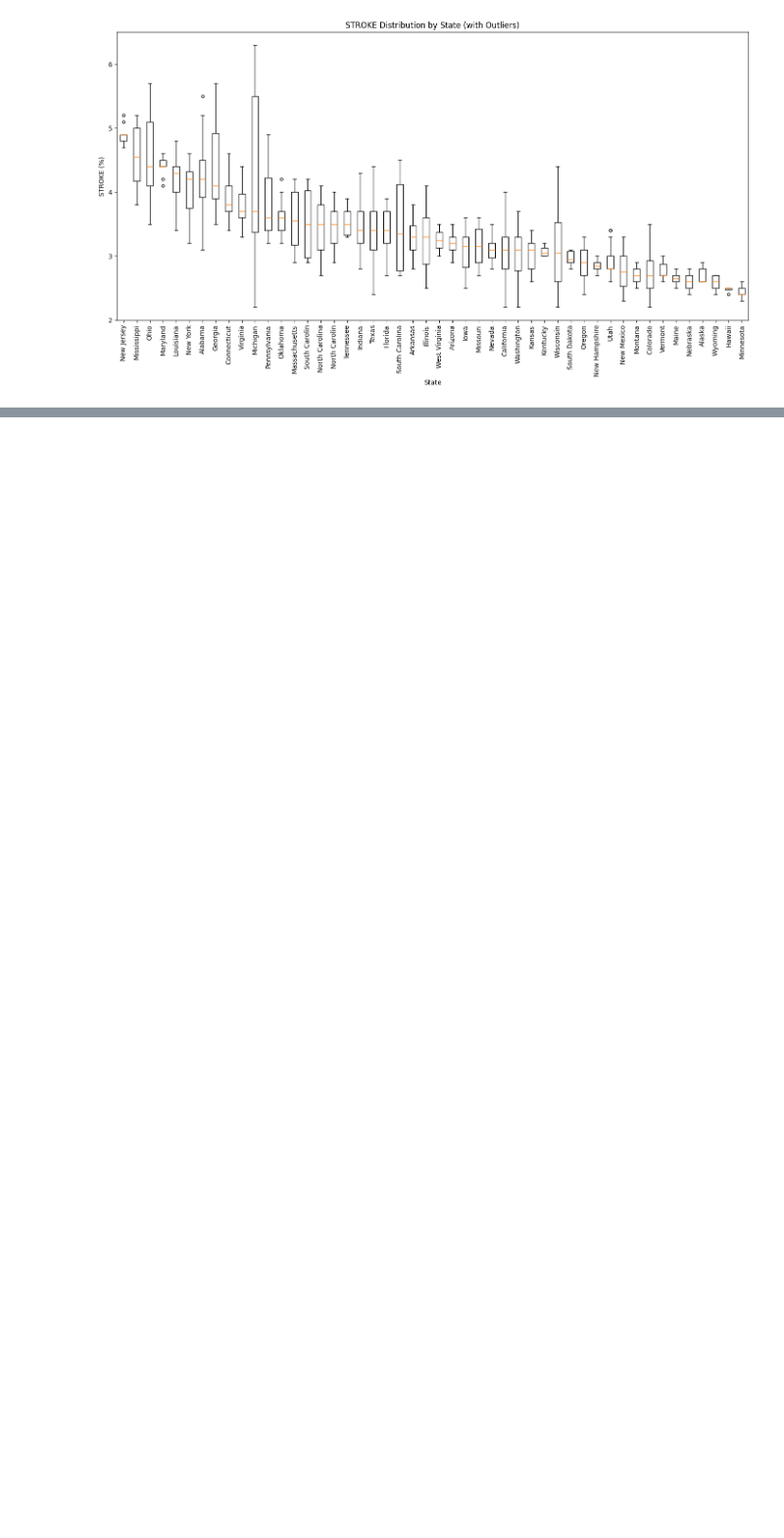
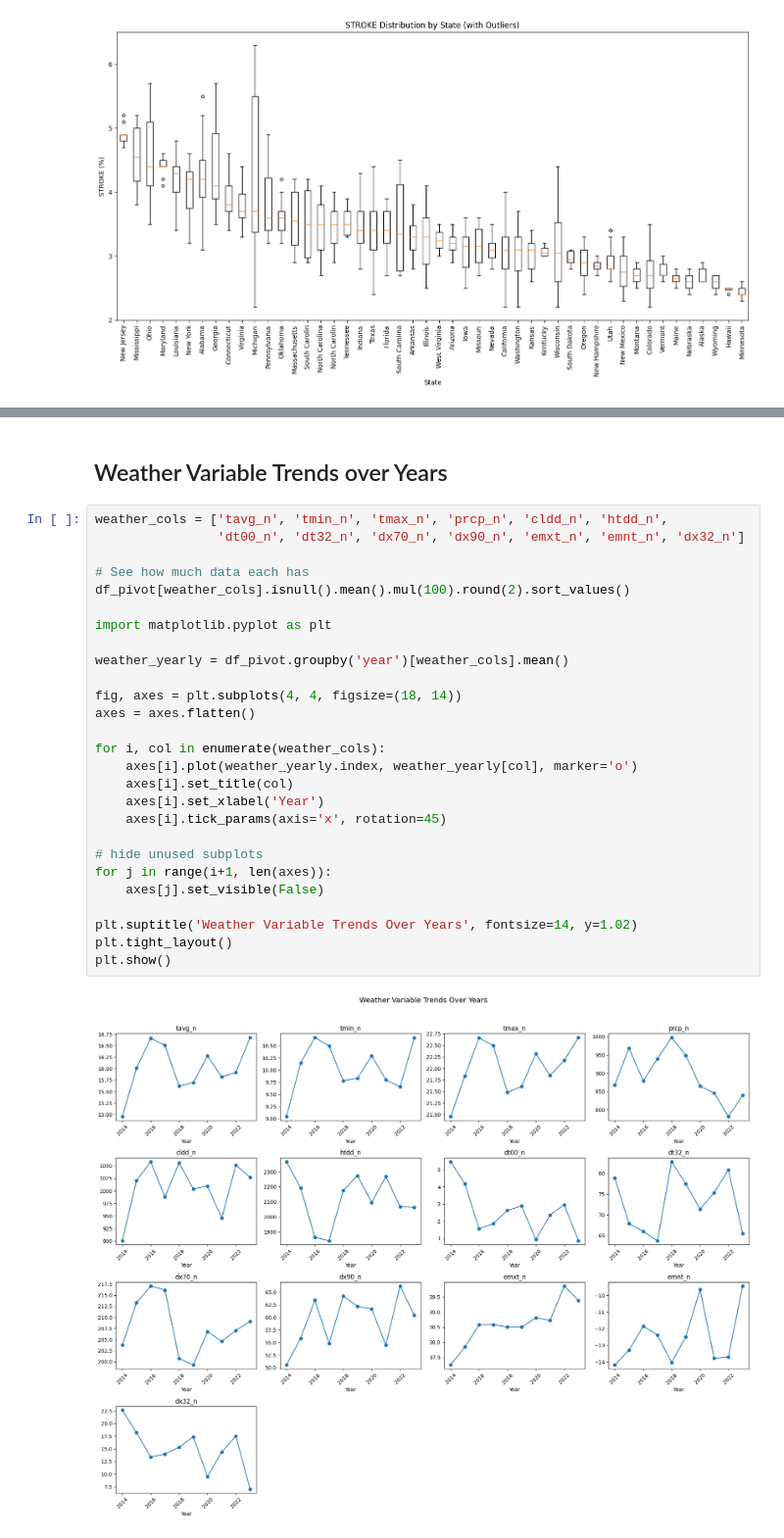
Before and after one commit to hertie-dsa-26/project-krasss, a Jupyter notebook: EDA/eda_rudranshi.ipynb, the cells around one changed output, grey strips where cells are left out. Shown at 98% size. Cells and saved outputs as stored; diff of their text form; blank space fills up the shorter version.

```diff
--- a/EDA/eda_rudranshi.ipynb
+++ b/EDA/eda_rudranshi.ipynb
@@ -431,0 +468,31 @@ plt.show()
+# %% [markdown]
+## Weather Variable Trends over Years
+# %%
+weather_cols = ['tavg_n', 'tmin_n', 'tmax_n', 'prcp_n', 'cldd_n', 'htdd_n',
+                'dt00_n', 'dt32_n', 'dx70_n', 'dx90_n', 'emxt_n', 'emnt_n', 'dx32_n']
+
+# See how much data each has
+df_pivot[weather_cols].isnull().mean().mul(100).round(2).sort_values()
+
+import matplotlib.pyplot as plt
+
+weather_yearly = df_pivot.groupby('year')[weather_cols].mean()
+
+fig, axes = plt.subplots(4, 4, figsize=(18, 14))
+axes = axes.flatten()
+
+for i, col in enumerate(weather_cols):
+    axes[i].plot(weather_yearly.index, weather_yearly[col], marker='o')
+    axes[i].set_title(col)
+    axes[i].set_xlabel('Year')
+    axes[i].tick_params(axis='x', rotation=45)
+
+# hide unused subplots
+for j in range(i+1, len(axes)):
+    axes[j].set_visible(False)
+
+plt.suptitle('Weather Variable Trends Over Years', fontsize=14, y=1.02)
+plt.tight_layout()
+plt.show()
+# %% [output]
+[figure, added]
```
Also changed, not shown: parts of 9 cells of this notebook.
